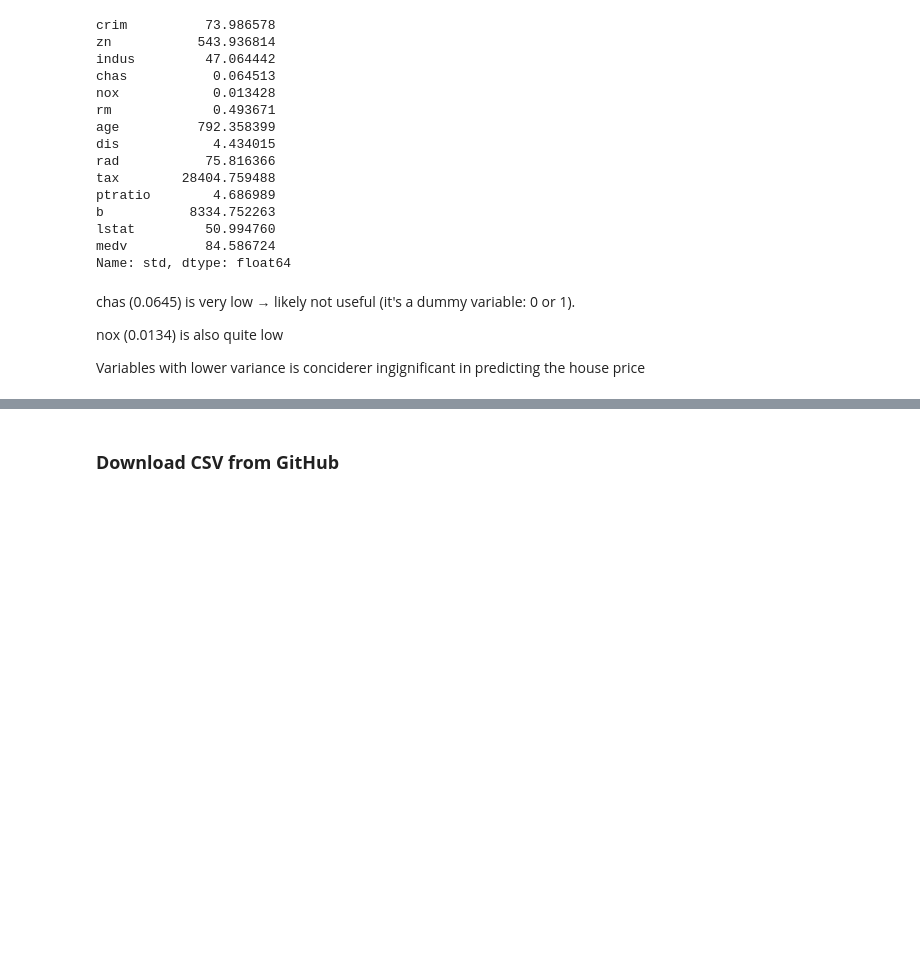
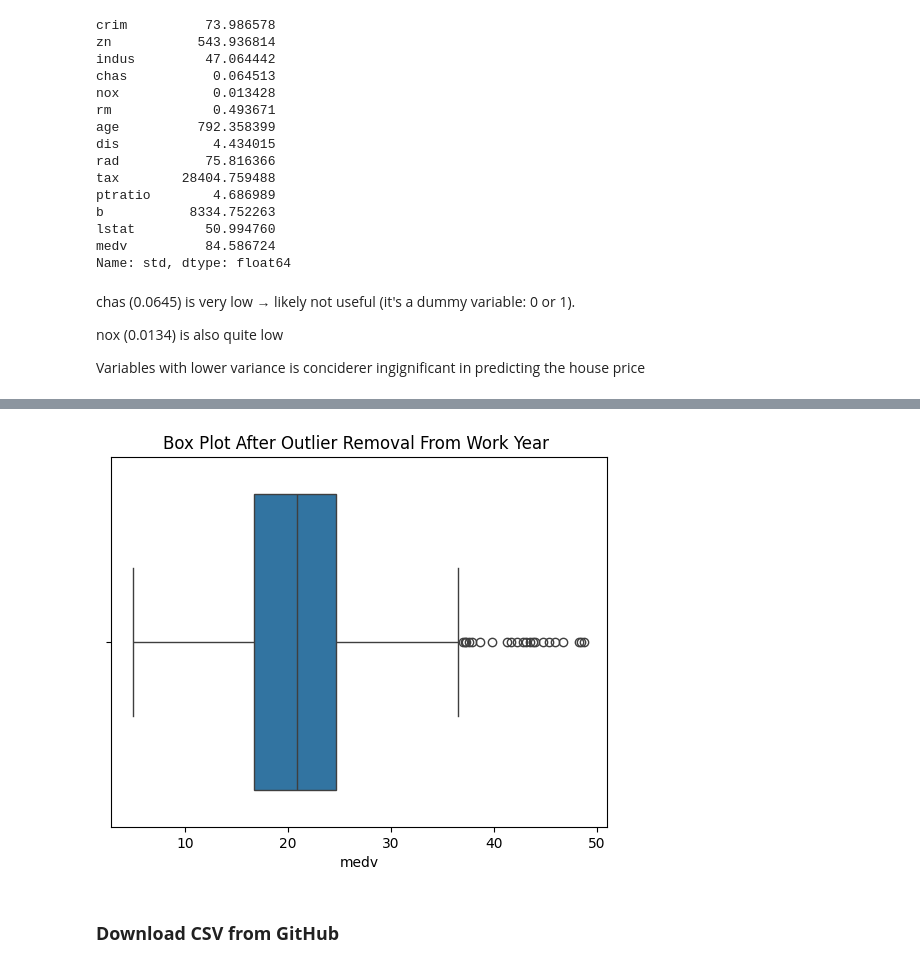
Before and after one commit to YumnaZai/ML-Projects, a Jupyter notebook: Regression-Linear_Regression.ipynb, the cells around one changed output, grey strips where cells are left out. Saved outputs shown, nothing was run; the diff lists cells and outputs as text; code cells hidden in the pictures; blank space fills up the shorter version.

```diff
--- a/Regression-Linear_Regression.ipynb
+++ b/Regression-Linear_Regression.ipynb
@@ -198,3 +220,9 @@ Variables with lower variance is conciderer ingignificant in predicting the hous
+# %%
+sns.boxplot(x = ds_houseprice['medv'])
+plt.title('Box Plot After Outlier Removal From Work Year ')
+plt.show()
+# %% [output]
+[figure, added]
 # %% [markdown]
 ### **Download CSV from GitHub**
 # %%
```
Also changed, not shown: parts of 4 cells of this notebook.
